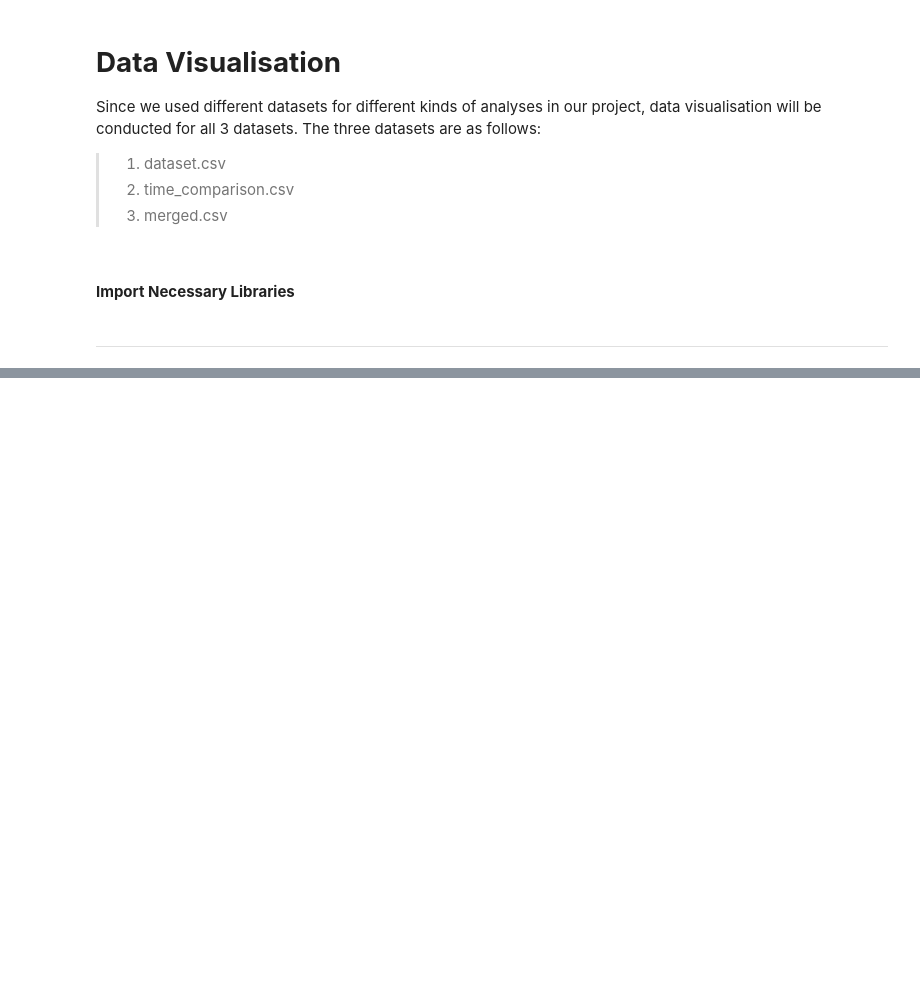
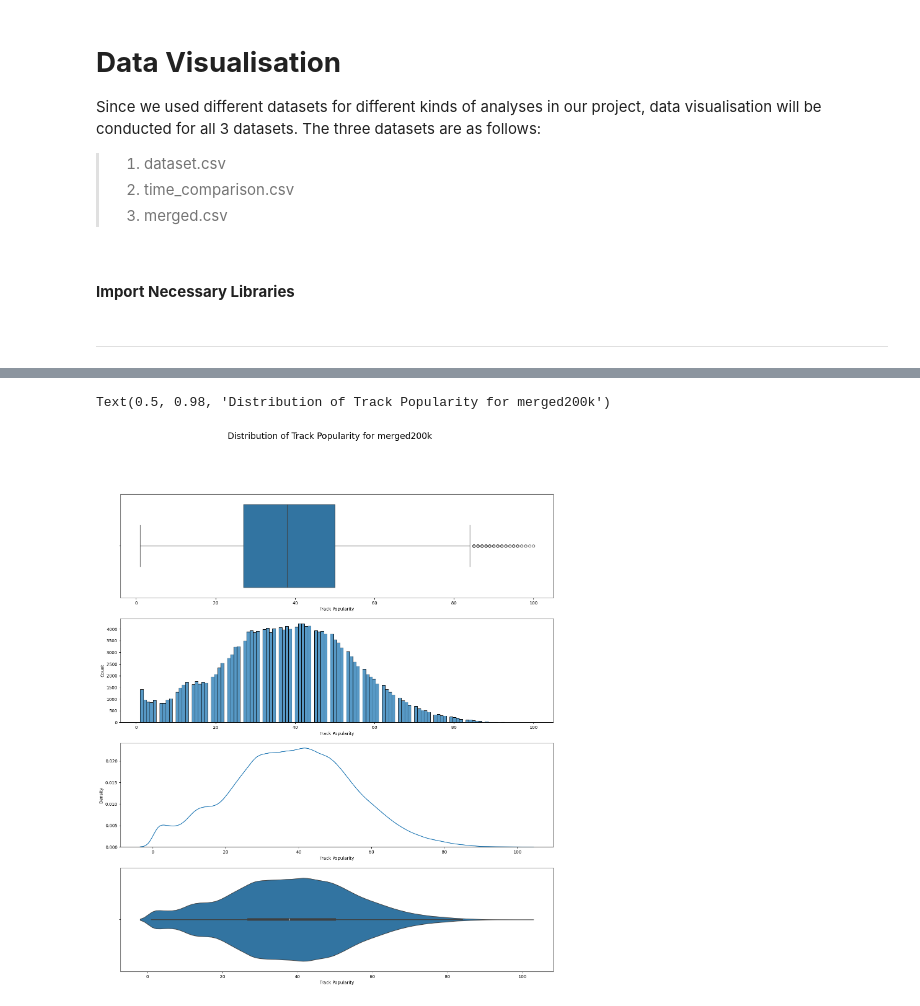
Before and after one commit to justkk4/dsai-spotipy-project, a Jupyter notebook: data-visualisation.ipynb, the cells around one changed output, grey strips where cells are left out. Drawn from its saved outputs; the diff is of its cells as text; code cells hidden in the pictures; blank space fills up the shorter version.

```diff
--- a/data-visualisation.ipynb
+++ b/data-visualisation.ipynb
@@ -112,0 +149,11 @@ violin_tp = sb.violinplot(data=predictors["Track Popularity"], orient="h", ax=ax
+# %%
+# Plot distribution of Track Popularity
+f, axes = plt.subplots(4, figsize=(18,20))
+box_tp = sb.boxplot(data=songdata1["Track Popularity"], orient="h", ax=axes[0])
+histo_tp = sb.histplot(data=songdata1["Track Popularity"], ax=axes[1])
+kde_tp = sb.kdeplot(data=songdata1["Track Popularity"], ax=axes[2])
+violin_tp = sb.violinplot(data=songdata1["Track Popularity"], orient="h", ax=axes[3])
+f.suptitle("Distribution of Track Popularity for merged200k", fontsize=20)
+# %% [output]
+Text(0.5, 0.98, 'Distribution of Track Popularity for merged200k')
+[figure, added]
```
Also changed, not shown: parts of 61 cells of this notebook, 16 other files.
